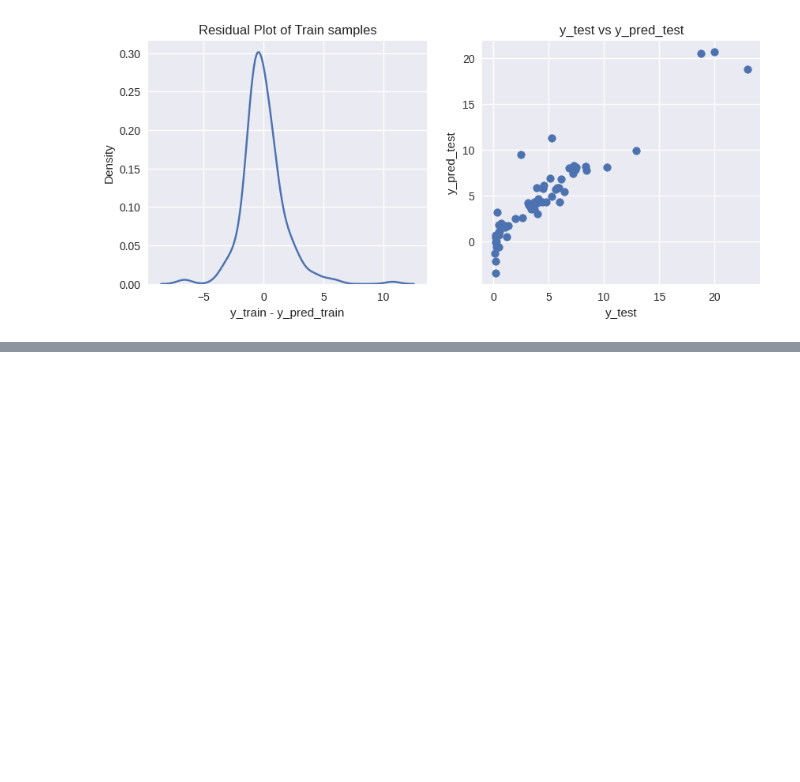
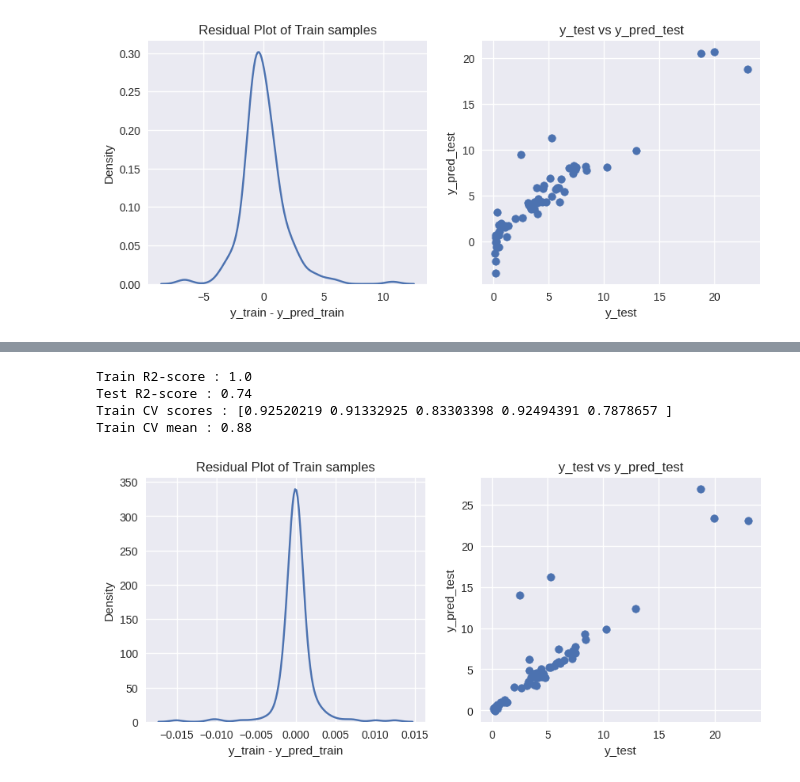
Before and after one commit to raakanaka/Learn-Machine-Learning, a Jupyter notebook: Car_Prediction_Kaggel.ipynb, the cells around one changed output, grey strips where cells are left out. Drawn from its saved outputs; the diff is of its cells as text; code cells hidden in the pictures; blank space fills up the shorter version.

Commit message:
Created Learning Finish

```diff
--- a/Car_Prediction_Kaggel.ipynb
+++ b/Car_Prediction_Kaggel.ipynb
@@ -324,0 +360,36 @@ Train CV mean : 0.84
+# %%
+from sklearn.ensemble import GradientBoostingRegressor
+from sklearn.model_selection import RandomizedSearchCV
+
+gb = GradientBoostingRegressor()
+
+# Rate at which correcting is being made
+learning_rate = [0.001, 0.01, 0.1, 0.2]
+# Number of trees in Gradient boosting
+n_estimators=list(range(500,1000,100))
+# Maximum number of levels in a tree
+max_depth=list(range(4,9,4))
+# Minimum number of samples required to split an internal node
+min_samples_split=list(range(4,9,2))
+# Minimum number of samples required to be at a leaf node.
+min_samples_leaf=[1,2,5,7]
+# Number of fearures to be considered at each split
+max_features=['auto','sqrt']
+
+# Hyperparameters dict
+param_grid = {"learning_rate":learning_rate,
+              "n_estimators":n_estimators,
+              "max_depth":max_depth,
+              "min_samples_split":min_samples_split,
+              "min_samples_leaf":min_samples_leaf,
+              "max_features":max_features}
+
+gb_rs = RandomizedSearchCV(estimator = gb, param_distributions = param_grid)
+# %%
+car_pred_model(gb_rs, "gradient_boosting.pkl")
+# %% [output]
+Train R2-score : 1.0
+Test R2-score : 0.74
+Train CV scores : [0.92520219 0.91332925 0.83303398 0.92494391 0.7878657 ]
+Train CV mean : 0.88
+[figure, added]
```
Also changed, not shown: parts of 5 cells of this notebook.
